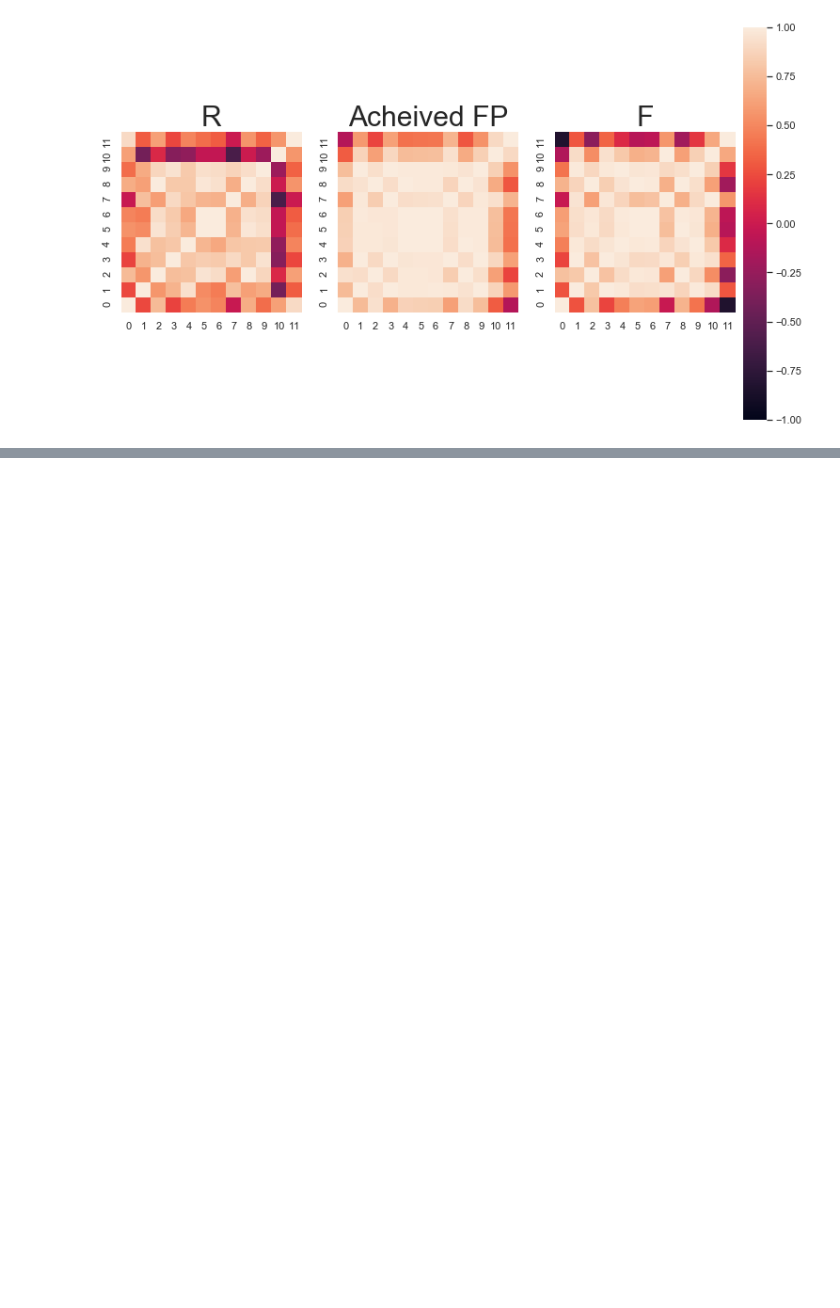
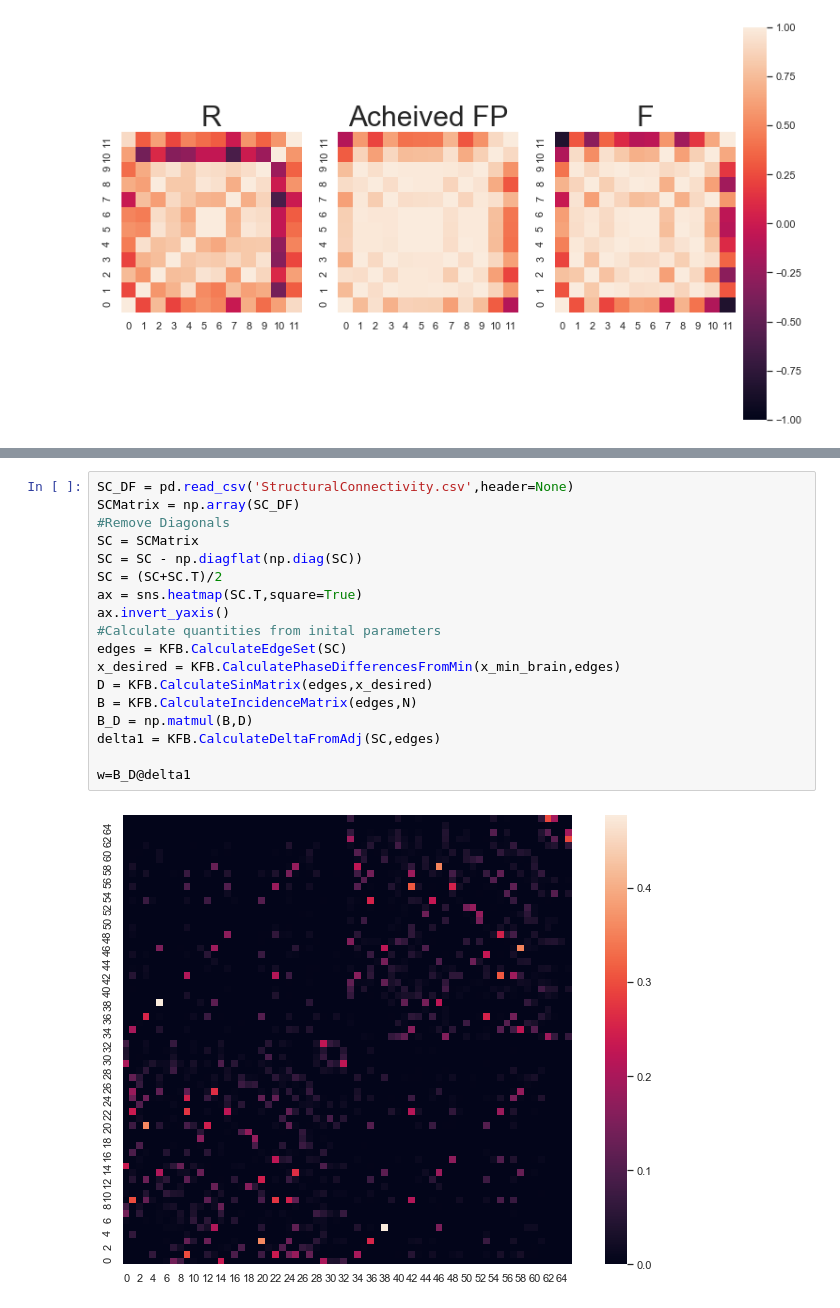
Before and after one commit to rnartallo/kuramotocontrol, a Jupyter notebook: BrainNetwork.ipynb, the cells around one changed output, grey strips where cells are left out. Cells and saved outputs as stored; diff of their text form; blank space fills up the shorter version.

```diff
--- a/BrainNetwork.ipynb
+++ b/BrainNetwork.ipynb
@@ -146,0 +211,20 @@ plt.show()
+# %%
+SC_DF = pd.read_csv('StructuralConnectivity.csv',header=None)
+SCMatrix = np.array(SC_DF)
+#Remove Diagonals
+SC = SCMatrix
+SC = SC - np.diagflat(np.diag(SC))
+SC = (SC+SC.T)/2
+ax = sns.heatmap(SC.T,square=True)
+ax.invert_yaxis()
+#Calculate quantities from inital parameters
+edges = KFB.CalculateEdgeSet(SC)
+x_desired = KFB.CalculatePhaseDifferencesFromMin(x_min_brain,edges)
+D = KFB.CalculateSinMatrix(edges,x_desired)
+B = KFB.CalculateIncidenceMatrix(edges,N)
+B_D = np.matmul(B,D)
+delta1 = KFB.CalculateDeltaFromAdj(SC,edges)
+
+w=B_D@delta1
+# %% [output]
+[figure, added]
```
Also changed, not shown: parts of 8 cells of this notebook, 1 other file.
